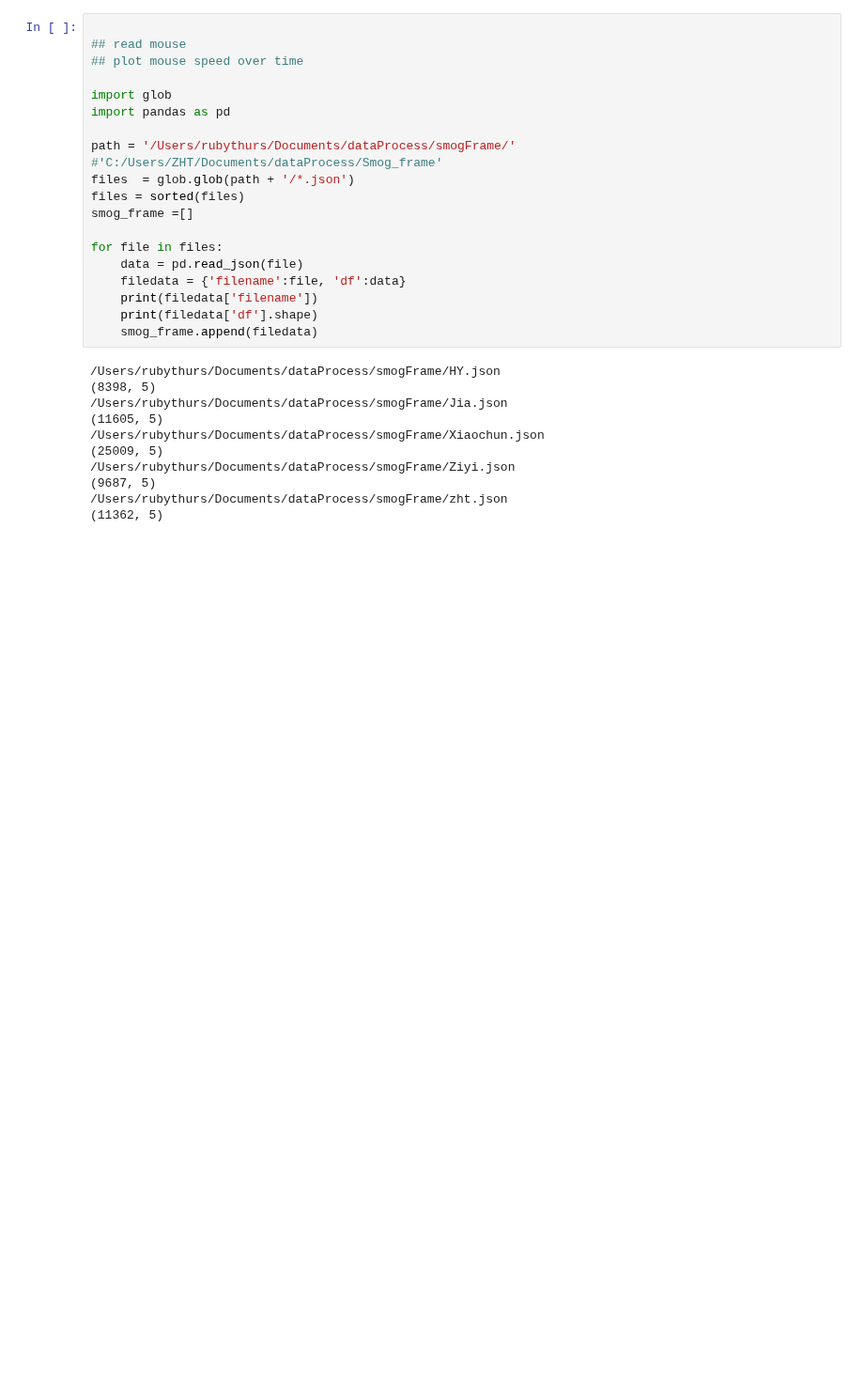
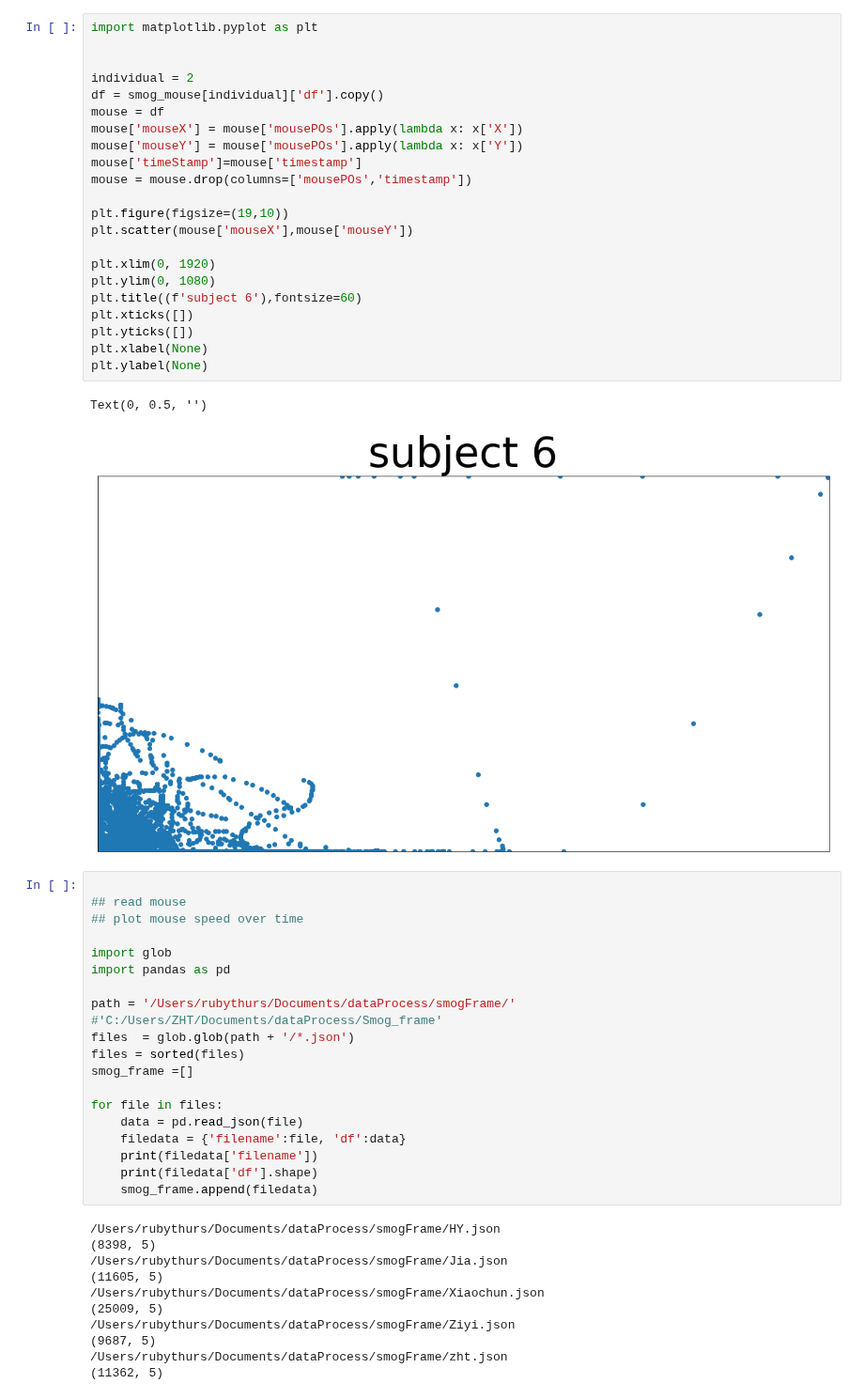
Before and after one commit to ZHTis/count, a Jupyter notebook: datacolin/colin_mouse.ipynb, the cells around one changed output. Shown at 94% size. Saved outputs shown, nothing was run; the diff lists cells and outputs as text; blank space fills up the shorter version.

```diff
--- a/datacolin/colin_mouse.ipynb
+++ b/datacolin/colin_mouse.ipynb
@@ -29,6 +33,31 @@ for file in files:
 (4991, 3)
 /Users/rubythurs/Documents/dataProcess/smogMouse/zht.json
 (4870, 3)
+# %%
+import matplotlib.pyplot as plt
+
+
+individual = 2
+df = smog_mouse[individual]['df'].copy()
+mouse = df
+mouse['mouseX'] = mouse['mousePOs'].apply(lambda x: x['X'])
+mouse['mouseY'] = mouse['mousePOs'].apply(lambda x: x['Y'])
+mouse['timeStamp']=mouse['timestamp']
+mouse = mouse.drop(columns=['mousePOs','timestamp'])
+
+plt.figure(figsize=(19,10))
+plt.scatter(mouse['mouseX'],mouse['mouseY'])
+
+plt.xlim(0, 1920)
+plt.ylim(0, 1080)
+plt.title((f'subject 6'),fontsize=60)
+plt.xticks([])
+plt.yticks([])
+plt.xlabel(None)
+plt.ylabel(None)
+# %% [output]
+Text(0, 0.5, '')
+[figure, added]
 # %%
 
 ## read mouse
```
Also changed, not shown: parts of 7 cells of this notebook, 3 other files.
